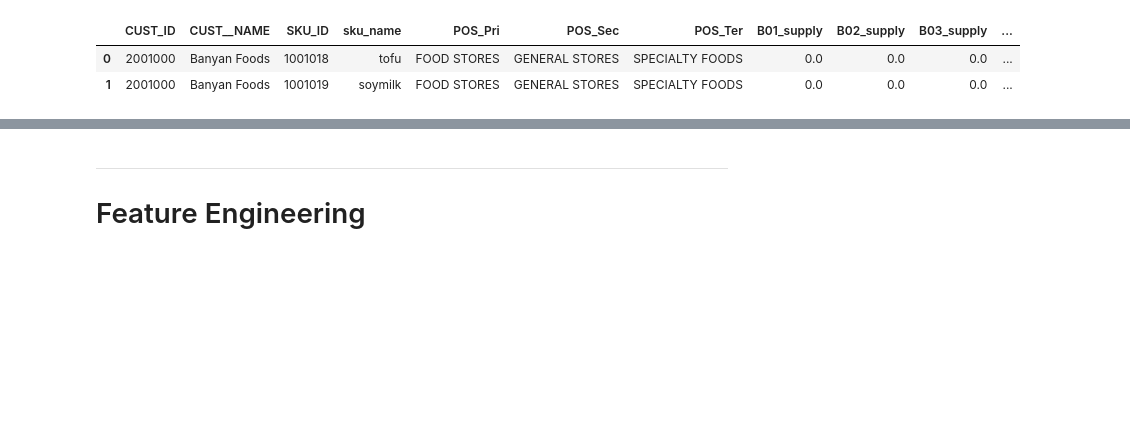
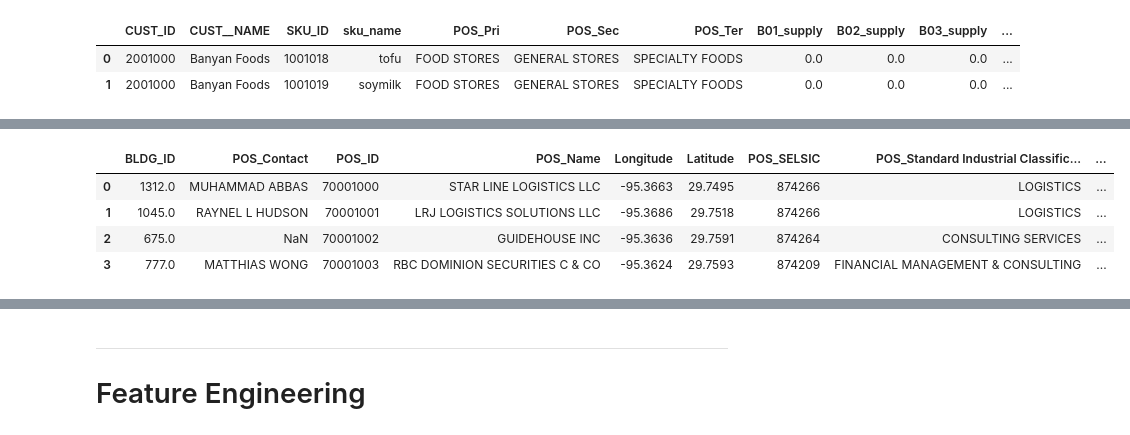
Before and after one commit to kuromasadev/PROJ4-GRP2, a Jupyter notebook: model/model_supplydemand_v02.ipynb, the cells around one changed output, grey strips where cells are left out. Cells and saved outputs as stored; diff of their text form; code cells hidden in the pictures; blank space fills up the shorter version.

```diff
--- a/model/model_supplydemand_v02.ipynb
+++ b/model/model_supplydemand_v02.ipynb
@@ -102,0 +141,8 @@ merged_supply = pd.merge(pd.merge(table_A_df, table_B_df, on='schema_id'), table
+# %%
+bldg_inv.head(4)
+# %% [output]
+|  | BLDG_ID | POS_Contact | POS_ID | POS_Name | Longitude | Latitude | POS_SELSIC | POS_Standard Industrial Classific... | ... |
+| 0 | 1312.0 | MUHAMMAD ABBAS | 70001000 | STAR LINE LOGISTICS LLC | -95.3663 | 29.7495 | 874266 | LOGISTICS | ... |
+| 1 | 1045.0 | RAYNEL L HUDSON | 70001001 | LRJ LOGISTICS SOLUTIONS LLC | -95.3686 | 29.7518 | 874266 | LOGISTICS | ... |
+| 2 | 675.0 | NaN | 70001002 | GUIDEHOUSE INC | -95.3636 | 29.7591 | 874264 | CONSULTING SERVICES | ... |
+| 3 | 777.0 | MATTHIAS WONG | 70001003 | RBC DOMINION SECURITIES C & CO | -95.3624 | 29.7593 | 874209 | FINANCIAL MANAGEMENT & CONSULTING | ... |
```
Also changed, not shown: parts of 51 cells of this notebook, 1 other file.
